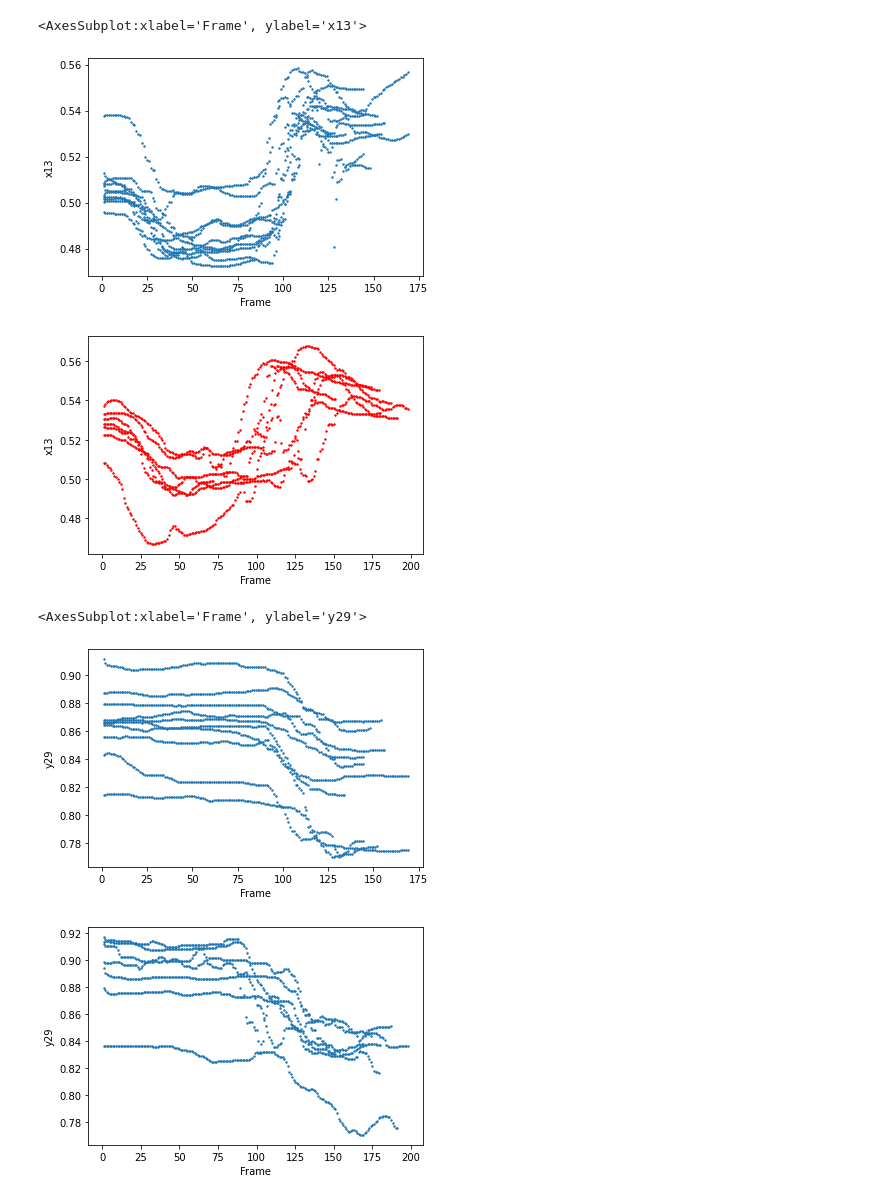
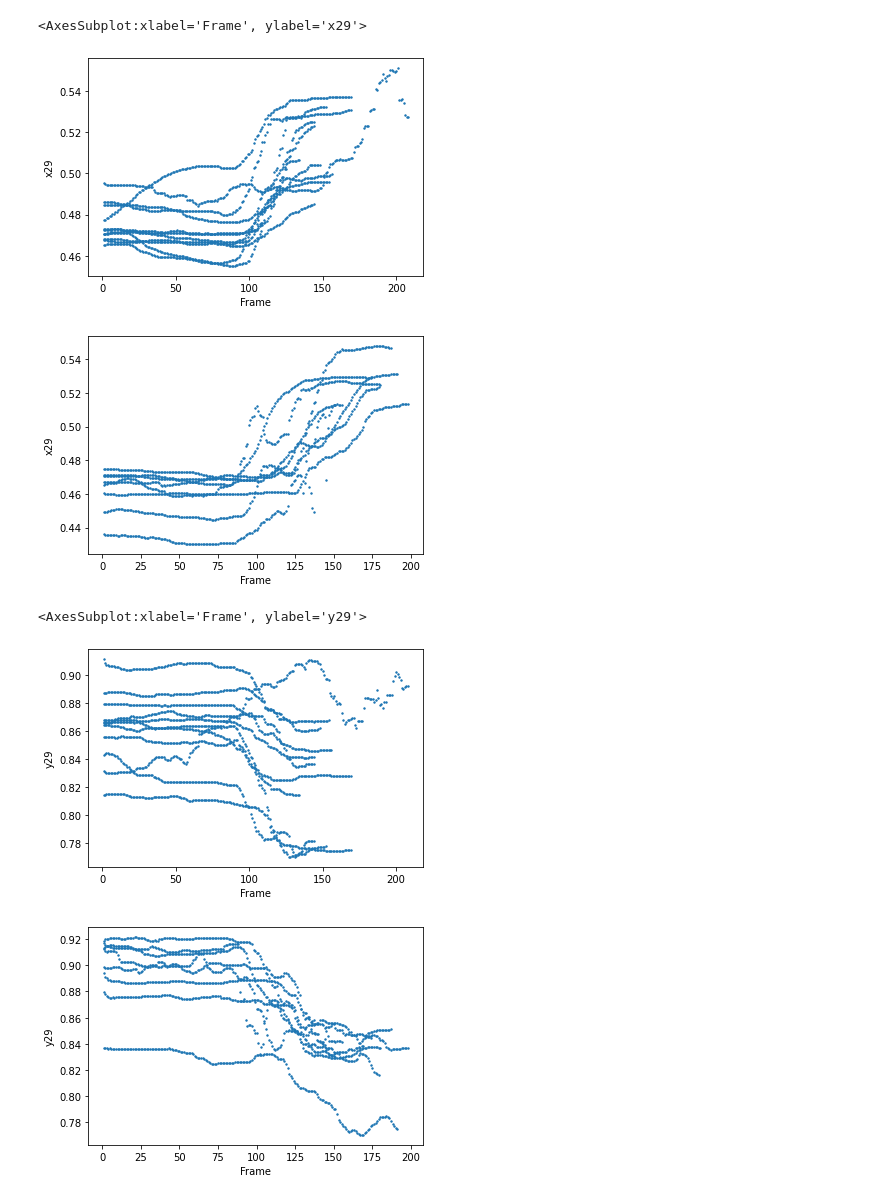
Before and after one commit to Parker-Sullins/Golf_Pro, a Jupyter notebook: Golf_Pro/df_plotting.ipynb, the cells around one changed output. Saved outputs shown, nothing was run; the diff lists cells and outputs as text; code cells hidden in the pictures.

```diff
--- a/Golf_Pro/df_plotting.ipynb
+++ b/Golf_Pro/df_plotting.ipynb
@@ -4,27 +4,27 @@ import matplotlib as mpl
 import matplotlib.pyplot as plt
 import pandas as pd
 # %%
-df = pd.read_csv("C:\\Users\\prsullins\\OneDrive - Creative Manufacturing, LLC\\ALM.SWE\\DGMD-14\\golf-edit.csv")
+df = pd.read_csv("C:\\Users\\prsullins\\OneDrive - Creative Manufacturing, LLC\\ALM.SWE\\DGMD-14\\golf.csv")
 # %%
-df_2 = df[["class","x13","y15","x24", "x28","y29","x26","x25", "Frame"]]
+df_2 = df[["class","x29","y29","x24", "x28","x26","x25", "Frame"]]
 df_am = df_2[(df_2["class"] == "Amateur")]
 pro = df_2[(df_2["class"] == "Pro")]
 # %%
 #right-shoulder
-df_am.plot(kind="scatter", x="Frame", y="x13", s=[2])
-pro.plot(kind="scatter", c="r", x="Frame", y="x13", s=[2])
+df_am.plot(kind="scatter", x="Frame", y="x29", s=[2])
+pro.plot(kind="scatter",  x="Frame", y="x29", s=[2])
 # %% [output]
-<AxesSubplot:xlabel='Frame', ylabel='x13'>
+<AxesSubplot:xlabel='Frame', ylabel='x29'>
-[figure, old version]
+[figure, new version]
-[figure, old version]
+[figure, new version]
 # %%
 #left ankle
 df_am.plot(kind="scatter", x="Frame", y="y29", s=[2] )
 pro.plot(kind="scatter",  x="Frame", y="y29", s=[2])
 # %% [output]
 <AxesSubplot:xlabel='Frame', ylabel='y29'>
-[figure, old version]
+[figure, new version]
-[figure, old version]
+[figure, new version]
 # %%
 #l-shoulder
 df_am.plot(kind="scatter", x="Frame", y="x12", s=[2])
```
Also changed, not shown: parts of 3 cells of this notebook, 8 other files.
